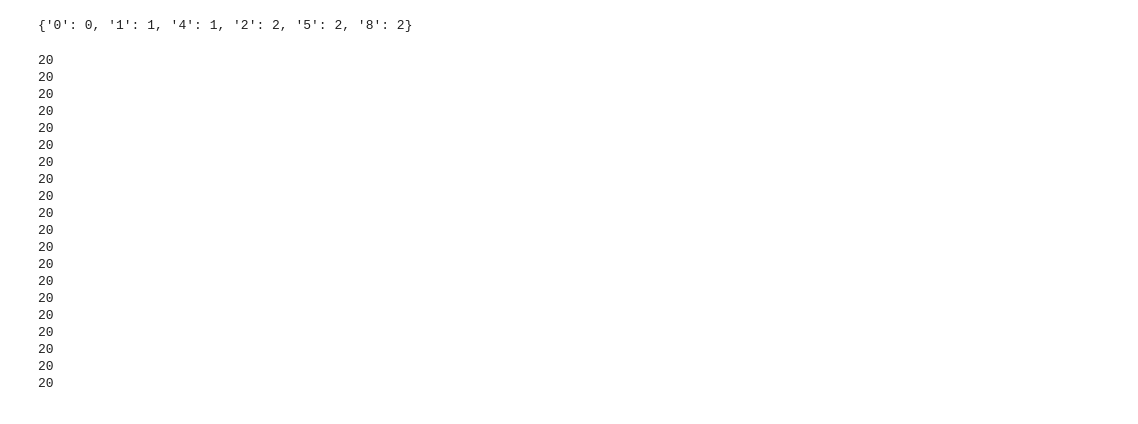
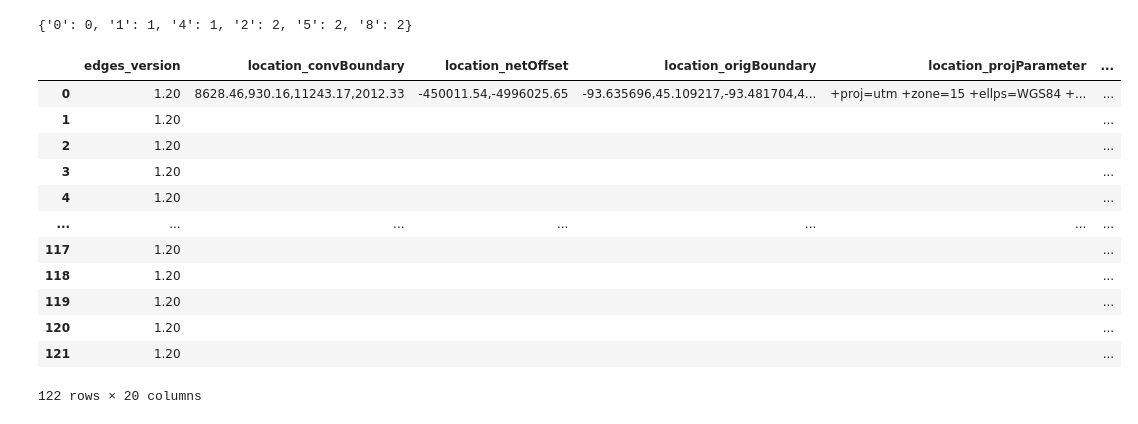
Before and after one commit to AmirHKiani98/FRITS-Backup, a Jupyter notebook: net/script.ipynb, the cells around one changed output. Saved outputs shown, nothing was run; the diff lists cells and outputs as text; code cells hidden in the pictures.

```diff
--- a/net/script.ipynb
+++ b/net/script.ipynb
@@ -68,27 +68,23 @@ with open("/Users/cavelab/Documents/Github/FRITS-Backup/net/i4_new_plain.edg.csv
 
     # lines = f.readlines()
 
-    for i, line in f:  # first 20 lines
+    for line in f:
         # print(f"{i+1}: {line.strip()}")
-        print(len(line.strip().split(";")))
+        data.append(line.strip().split(";"))
+df = pd.DataFrame(data, columns=header)
-# %% [output]
-20
-20
-20
-20
-20
-20
-20
-20
-20
-20
-20
-20
-20
-20
-20
-20
-20
-20
-20
-20
+# %%
+df
+# %% [output]
+|  | edges_version | location_convBoundary | location_netOffset | location_origBoundary | location_projParameter | ... |
+| 0 | 1.20 | 8628.46,930.16,11243.17,2012.33 | -450011.54,-4996025.65 | -93.635696,45.109217,-93.481704,4... | +proj=utm +zone=15 +ellps=WGS84 +... | ... |
+| 1 | 1.20 |  |  |  |  | ... |
+| 2 | 1.20 |  |  |  |  | ... |
+| 3 | 1.20 |  |  |  |  | ... |
+| 4 | 1.20 |  |  |  |  | ... |
+| ... | ... | ... | ... | ... | ... | ... |
+| 117 | 1.20 |  |  |  |  | ... |
+| 118 | 1.20 |  |  |  |  | ... |
+| 119 | 1.20 |  |  |  |  | ... |
+| 120 | 1.20 |  |  |  |  | ... |
+| 121 | 1.20 |  |  |  |  | ... |
+122 rows × 20 columns
```
Also changed, not shown: 19 other files.
